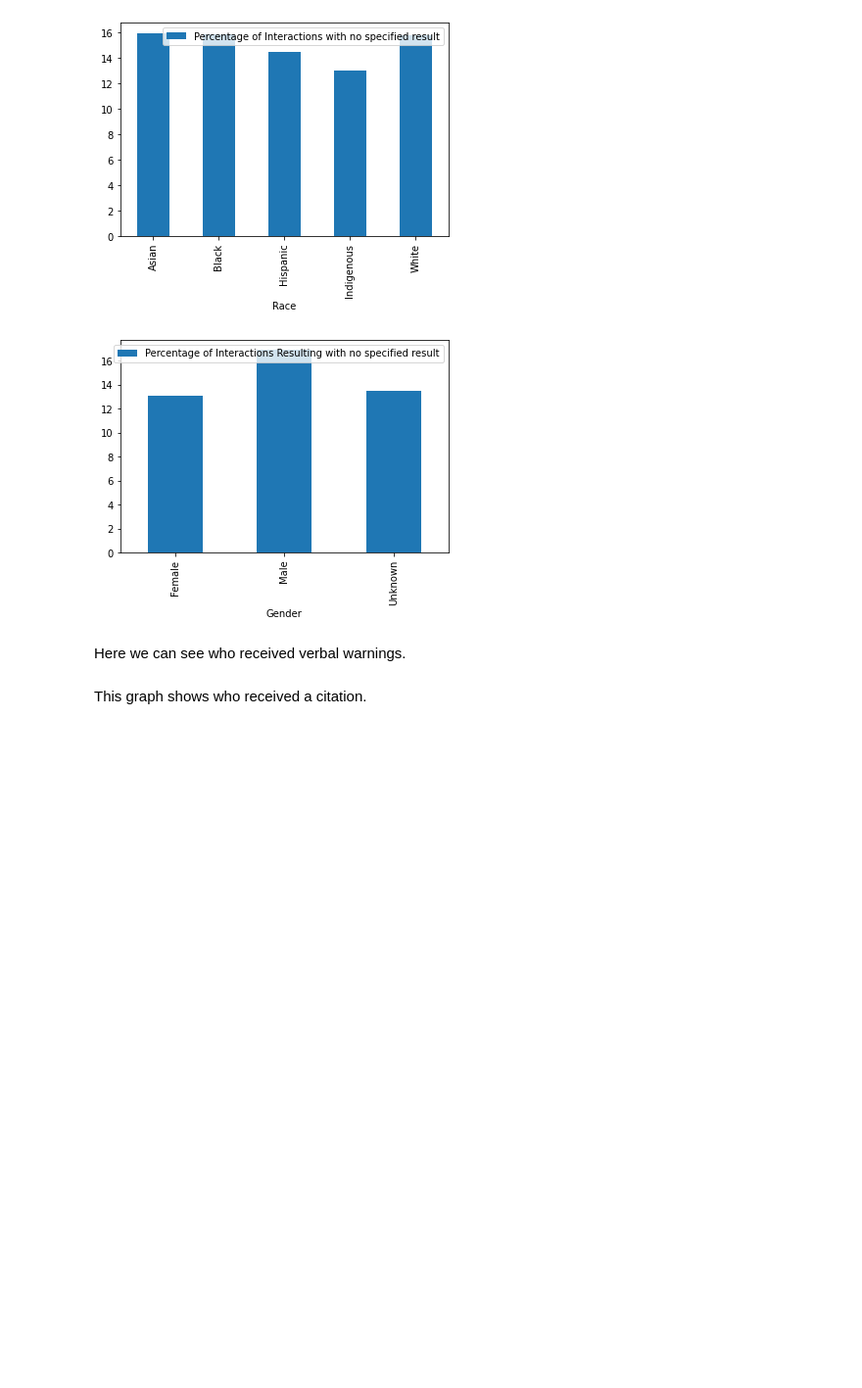
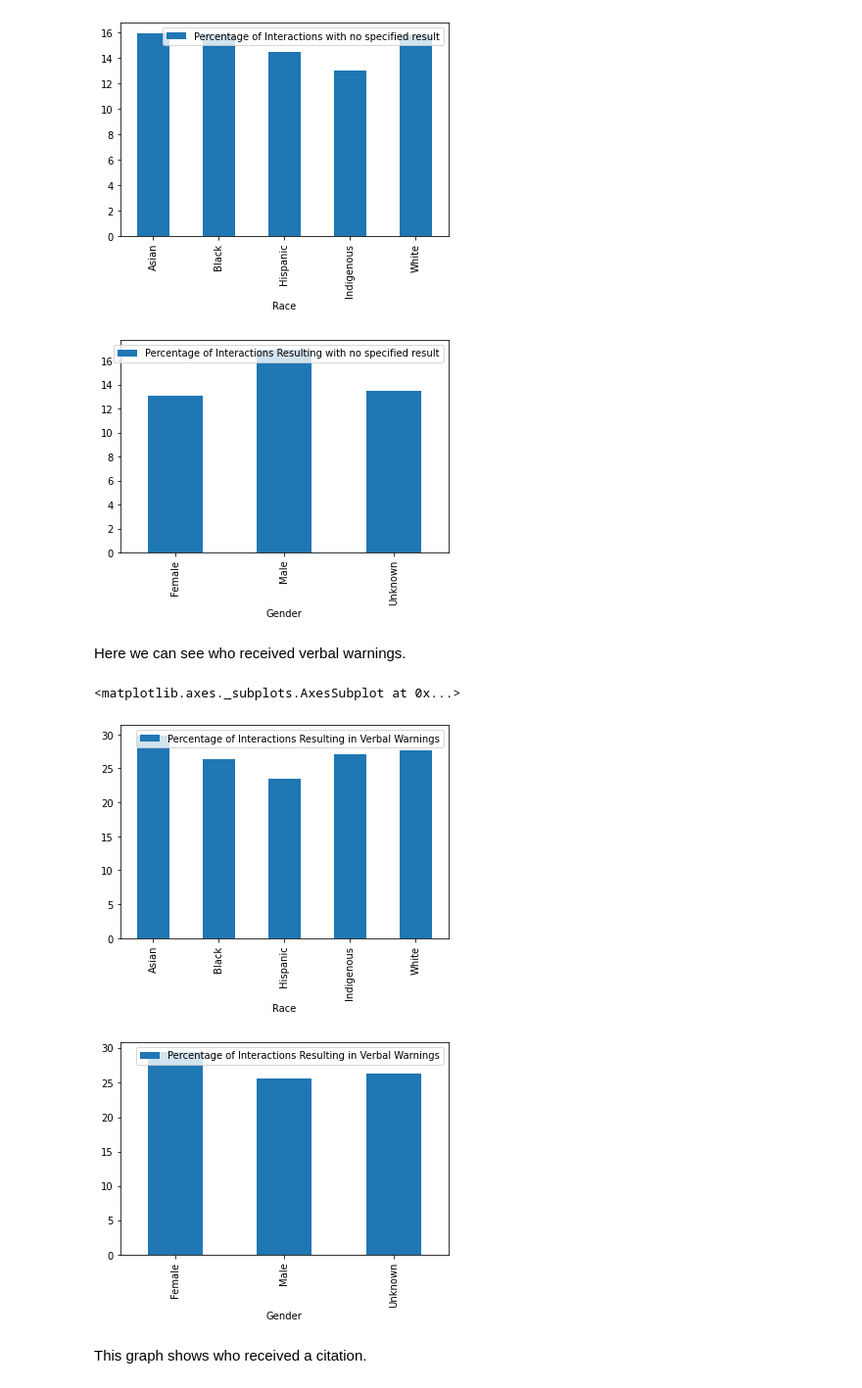
Before and after one commit to Icasas101/FinalDSTutorial, a Jupyter notebook: Final DS Tutorial.ipynb, the cells around one changed output. Shown: that part at 98% size. Drawn from its saved outputs; the diff is of its cells as text; code cells hidden in the pictures; blank space fills up the shorter version.

```diff
--- a/Final DS Tutorial.ipynb
+++ b/Final DS Tutorial.ipynb
@@ -424,7 +396,7 @@ for index, row in df.iterrows():
             nanFemale += 1
         if (row['SubjectGender'] == "MALE"):
             nanMale += 1
-        if (row['SubjectGender'] == "Unknown"):
+        if ((row['SubjectGender'] != "MALE") and (row['SubjectGender'] != "FEMALE")):
             nanUnknown += 1
 
 
@@ -434,9 +406,9 @@ nanBlackPer = (nanBlack / blackCount) * 100
 nanHispanicPer = (nanHispanic / hispanicCount) * 100
 nanWhitePer = (nanWhite / whiteCount) * 100
 
-nanFemalePer = (nanFemale / df['SubjectGender'].value_counts()["FEMALE"]) * 100
-nanMalePer = (nanMale / df['SubjectGender'].value_counts()["MALE"]) * 100
-nanUnknownPer = (nanUnknown / df['SubjectGender'].value_counts()["Unknown"]) * 100
+nanFemalePer = (nanFemale / femaleCount) * 100
+nanMalePer = (nanMale / maleCount) * 100
+nanUnknownPer = (nanUnknown / unknownCount) * 100
 
 nanPerDict = {"Race": ["Asian", "Black", "Hispanic", "Indigenous", "White"], "Percentage of Interactions with no specified result": [nanAsianPer, nanBlackPer, nanHispanicPer, nanAmerPer, nanWhitePer]}
 nanPerDictGender = {"Gender": ["Female", "Male", "Unknown"], "Percentage of Interactions Resulting with no specified result": [nanFemalePer, nanMalePer, nanUnknownPer]}
@@ -463,37 +435,41 @@ for index, row in df.iterrows():
         elif (row['SubjectRace'] == "ASIAN"):
             verbalWarningAsian += 1
         elif (row['SubjectRace'] == "BLACK"):
             verbalWarningBlack += 1
         elif (row['SubjectRace'] == "HISPANIC"):
             verbalWarningHispanic += 1
         elif (row['SubjectRace'] == "WHITE"):
             verbalWarningWhite += 1
         if (row['SubjectGender'] == "FEMALE"):
             verbalWarningFemale += 1
         if (row['SubjectGender'] == "MALE"):
             verbalWarningMale += 1
-        if (row['SubjectGender'] == "Unknown"):
+        if ((row['SubjectGender'] != "MALE") and (row['SubjectGender'] != "FEMALE")):
             verbalWarningUnknown += 1
 
 verbalWarningAmerPer = (verbalWarningAmer / amerCount) * 100
 verbalWarningAsianPer = (verbalWarningAsian / asianCount) * 100
 verbalWarningBlackPer = (verbalWarningBlack / blackCount) * 100
 verbalWarningHispanicPer = (verbalWarningHispanic / hispanicCount) * 100
 verbalWarningWhitePer = (verbalWarningWhite / whiteCount) * 100
 
-verbalWarningFemalePer = (verbalWarningFemale / df['SubjectGender'].value_counts()["FEMALE"]) * 100
-verbalWarningMalePer = (verbalWarningMale / df['SubjectGender'].value_counts()["MALE"]) * 100
-verbalWarningUnknownPer = (verbalWarningUnknown / df['SubjectGender'].value_counts()["Unknown"]) * 100
+verbalWarningFemalePer = (verbalWarningFemale / femaleCount) * 100
+verbalWarningMalePer = (verbalWarningMale / maleCount) * 100
+verbalWarningUnknownPer = (verbalWarningUnknown / unknownCount) * 100
 
 verbalWarningPerDict = {"Race": ["Asian", "Black", "Hispanic", "Indigenous", "White"], "Percentage of Interactions Resulting in Verbal Warnings": [verbalWarningAsianPer, verbalWarningBlackPer, verbalWarningHispanicPer, verbalWarningAmerPer, verbalWarningWhitePer]}
 verbalWarningPerDictGender = {"Gender": ["Female", "Male", "Unknown"], "Percentage of Interactions Resulting in Verbal Warnings": [verbalWarningFemalePer, verbalWarningMalePer, verbalWarningUnknownPer]}
 
 verbalWarningRaceDf = pd.DataFrame(verbalWarningPerDict).set_index('Race')
 verbalWarningGenderDf = pd.DataFrame(verbalWarningPerDictGender).set_index('Gender')
 
 
 verbalWarningRaceDf.plot.bar()
 verbalWarningGenderDf.plot.bar()
+# %% [output]
+<matplotlib.axes._subplots.AxesSubplot at 0x...>
+[figure, added]
+[figure, added]
 # %% [markdown]
 This graph shows who received a citation.
 # %%
```
Also changed, not shown: parts of 13 cells of this notebook, 1 other file.
